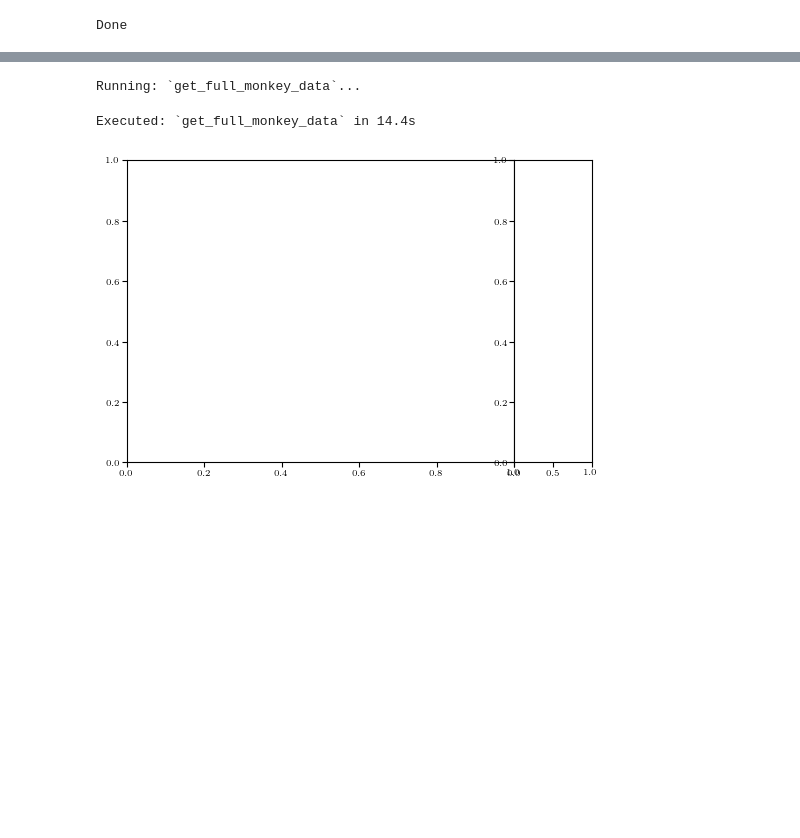
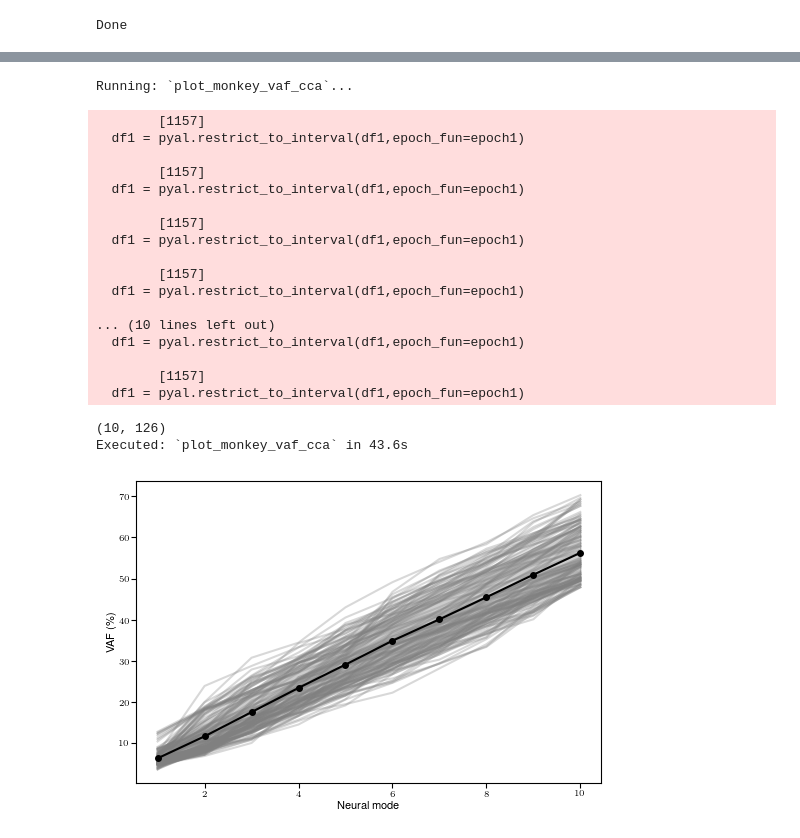
Before and after one commit to AtMostafa/multi-animal-alignment, a Jupyter notebook: monkey/vaf_cca.ipynb, the cells around one changed output, grey strips where cells are left out. Drawn from its saved outputs; the diff is of its cells as text; code cells hidden in the pictures; blank space fills up the shorter version.

```diff
--- a/monkey/vaf_cca.ipynb
+++ b/monkey/vaf_cca.ipynb
@@ -83,7 +135,7 @@ def get_full_monkey_data():
     return full_list_MCx, allDFs_MCx
 # %%
 @utility.report
-def plot_monkey_VAF_cca(ax, ax_hist, full_list_MCx, allDFs_MCx):
+def plot_monkey_vaf_cca(ax, full_list_MCx, allDFs_MCx):
     pairFileList1 = []
     for I, (animal1,session1) in enumerate(full_list_MCx):
         for J, (animal2,session2) in enumerate(full_list_MCx):
@@ -91,34 +143,68 @@ def plot_monkey_VAF_cca(ax, ax_hist, full_list_MCx, allDFs_MCx):
             if 'Chewie' in animal1 and 'Chewie' in animal2: continue
             pairFileList1.append((I,J))
 
-    side1df = [allDFs_MCx[i] for i,_ in pairFileList1][:2]
-    side2df = [allDFs_MCx[j] for _,j in pairFileList1][:2]
+    side1df = [allDFs_MCx[i] for i,_ in pairFileList1]
+    side2df = [allDFs_MCx[j] for _,j in pairFileList1]
 
     field = monkey_defs.areas[2]+'_rates'
-    VAFs1 = []
-    VAFs2 = []
+    vafs1 = []
+    vafs2 = []
+    vafs = []
     for df1,df2 in zip(side1df,side2df):
-        VAFs1_, VAFs2_ = dt.VAF_pyal(
+        vafs1_, vafs2_ = vaf_pyal(
             df1, field, monkey_defs.exec_epoch,
             df2, field, monkey_defs.exec_epoch)
-        print(VAFs1_)
+        vafs1.append(np.array(vafs1_)[0])
+        vafs2.append(np.array(vafs2_)[0])
+        vafs.append(np.mean([vafs1_, vafs2_], axis = 0).flatten())
+
+    vafs1 = np.array(vafs1)
+    vafs2 = np.array(vafs2)
+    vafs = np.array(vafs).T
+    print(vafs.shape)
+    x_ = np.arange(1,monkey_defs.n_components+1)
+    for vaf in vafs.T:
+        # ax.plot(x_, vafs1[i], color='grey', alpha = 0.3)
+        # ax.plot(x_, vafs2[i], color='grey', alpha = 0.3)
+        ax.plot(x_, vaf, color = 'grey', alpha = 0.3)
+    utility.shaded_errorbar(ax, x_, vafs, color='k', marker = 'o')
+
+    ax.set_xlabel("Neural mode")
+    ax.set_ylabel('VAF (\%)')
+
+    return vafs
 # %%
 if "__file__" not in dir():
     plt.close('all')
     set_rc()
-    fig=plt.figure(dpi=100)
-    gs = fig.add_gridspec(nrows=1, ncols=2, width_ratios=(5,1), wspace=0)
+    fig,ax = plt.subplots(dpi=100)
 
-    ax = fig.add_subplot(gs[0])
-    ax_ = fig.add_subplot(gs[1])
+    # full_list_MCx, allDFs_MCx = get_full_monkey_data()
 
+    vafs = plot_monkey_vaf_cca(ax,full_list_MCx, allDFs_MCx)
 
-    full_list_MCx, allDFs_MCx = get_full_monkey_data()
-
-    # plot_monkey_VAF_cca(ax,ax_, full_list_MCx[10:13], allDFs_MCx)
+    plt.savefig(root / f'../figures/vaf_cca_monkeys.pdf', format= 'pdf')
 
     # plt.show()
 # %% [output]
-Running: `get_full_monkey_data`...
+Running: `plot_monkey_vaf_cca`...
-Executed: `get_full_monkey_data` in 14.4s
+        [1157]
+  df1 = pyal.restrict_to_interval(df1,epoch_fun=epoch1)
+
+        [1157]
+  df1 = pyal.restrict_to_interval(df1,epoch_fun=epoch1)
+
+        [1157]
+  df1 = pyal.restrict_to_interval(df1,epoch_fun=epoch1)
+
+        [1157]
+  df1 = pyal.restrict_to_interval(df1,epoch_fun=epoch1)
+
+... (10 lines left out)
+  df1 = pyal.restrict_to_interval(df1,epoch_fun=epoch1)
+
+        [1157]
+  df1 = pyal.restrict_to_interval(df1,epoch_fun=epoch1)
+(10, 126)
+Executed: `plot_monkey_vaf_cca` in 43.6s
-[figure, old version]
+[figure, new version]
```
Also changed, not shown: parts of 5 cells of this notebook.
